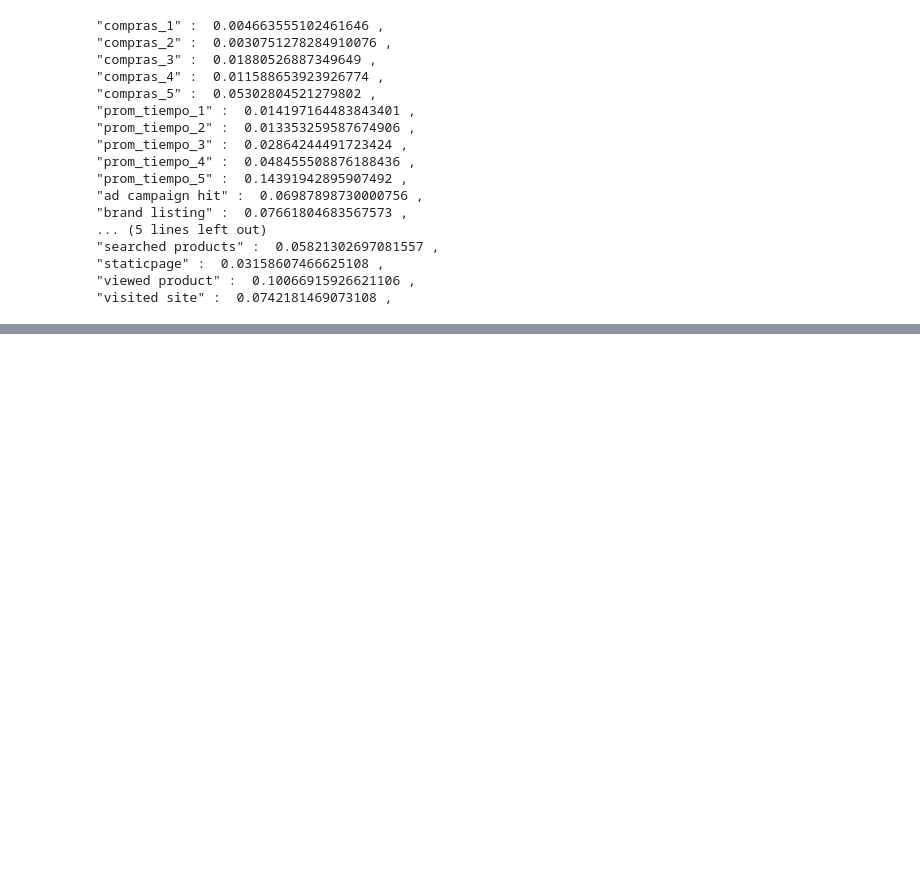
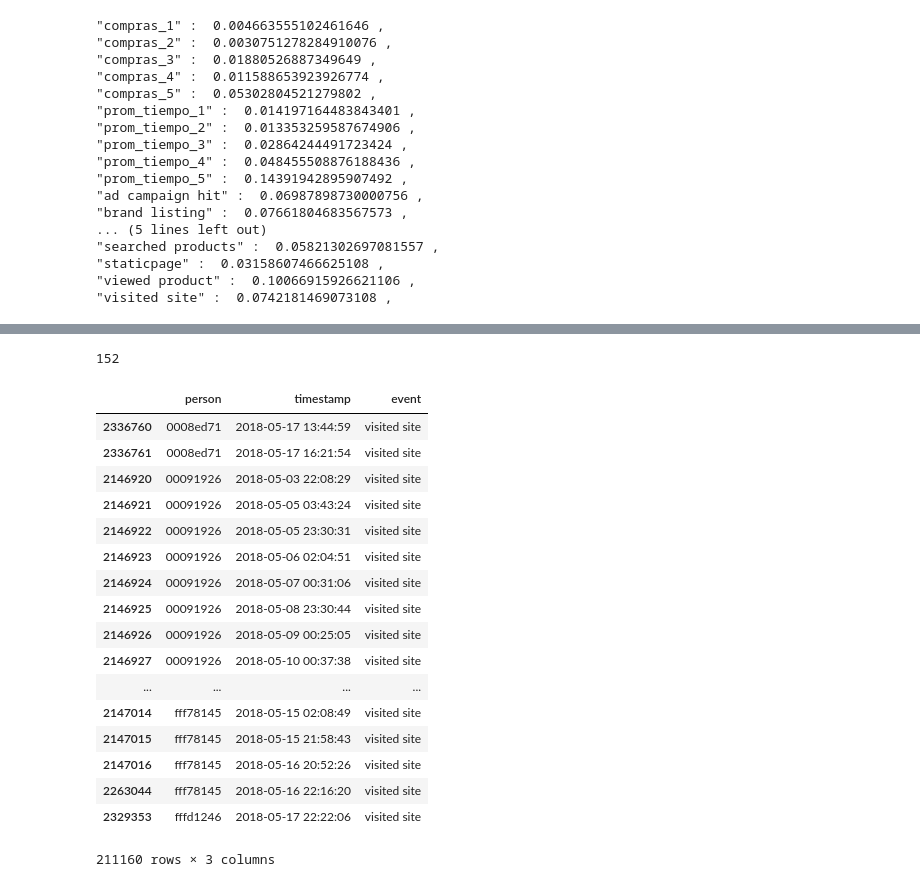
Before and after one commit to FrancoChoque/TP2Datos, a Jupyter notebook: tiempo_sesiones.ipynb, the cells around one changed output, grey strips where cells are left out. Drawn from its saved outputs; the diff is of its cells as text; code cells hidden in the pictures; blank space fills up the shorter version.

```diff
--- a/tiempo_sesiones.ipynb
+++ b/tiempo_sesiones.ipynb
@@ -196,0 +246,28 @@ for name, importance in zip(features, rnd_clf.feature_importances_):
+# %%
+datetime(2018, 6, 1, 0, 0).timetuple().tm_yday
+# %% [output]
+152
+# %%
+compra_sesion = datos[['person','timestamp','event']]
+compra_sesion = compra_sesion.loc[(datos['event']=='conversion') | (datos['event']=='visited site')]
+compra_sesion.sort_values(by=['person','timestamp'],ascending=True,inplace=True)
+compra_sesion
+# %% [output]
+|  | person | timestamp | event |
+| 2336760 | 0008ed71 | 2018-05-17 13:44:59 | visited site |
+| 2336761 | 0008ed71 | 2018-05-17 16:21:54 | visited site |
+| 2146920 | 00091926 | 2018-05-03 22:08:29 | visited site |
+| 2146921 | 00091926 | 2018-05-05 03:43:24 | visited site |
+| 2146922 | 00091926 | 2018-05-05 23:30:31 | visited site |
+| 2146923 | 00091926 | 2018-05-06 02:04:51 | visited site |
+| 2146924 | 00091926 | 2018-05-07 00:31:06 | visited site |
+| 2146925 | 00091926 | 2018-05-08 23:30:44 | visited site |
+| 2146926 | 00091926 | 2018-05-09 00:25:05 | visited site |
+| 2146927 | 00091926 | 2018-05-10 00:37:38 | visited site |
+| ... | ... | ... | ... |
+| 2147014 | fff78145 | 2018-05-15 02:08:49 | visited site |
+| 2147015 | fff78145 | 2018-05-15 21:58:43 | visited site |
+| 2147016 | fff78145 | 2018-05-16 20:52:26 | visited site |
+| 2263044 | fff78145 | 2018-05-16 22:16:20 | visited site |
+| 2329353 | fffd1246 | 2018-05-17 22:22:06 | visited site |
+211160 rows × 3 columns
```
Also changed, not shown: parts of 11 cells of this notebook, 1 other file.
